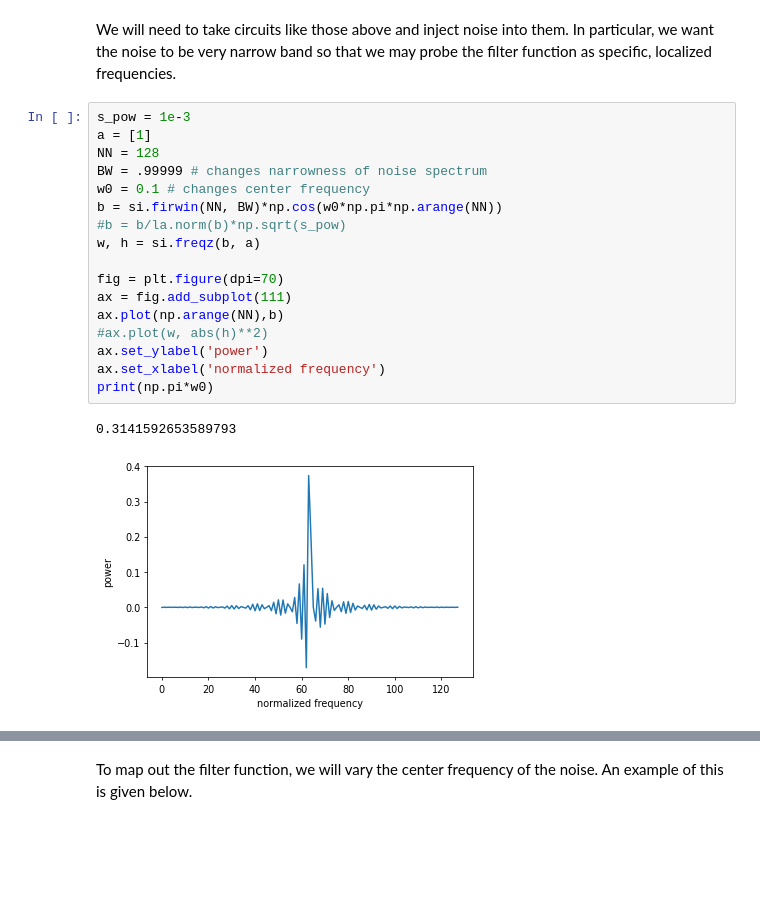
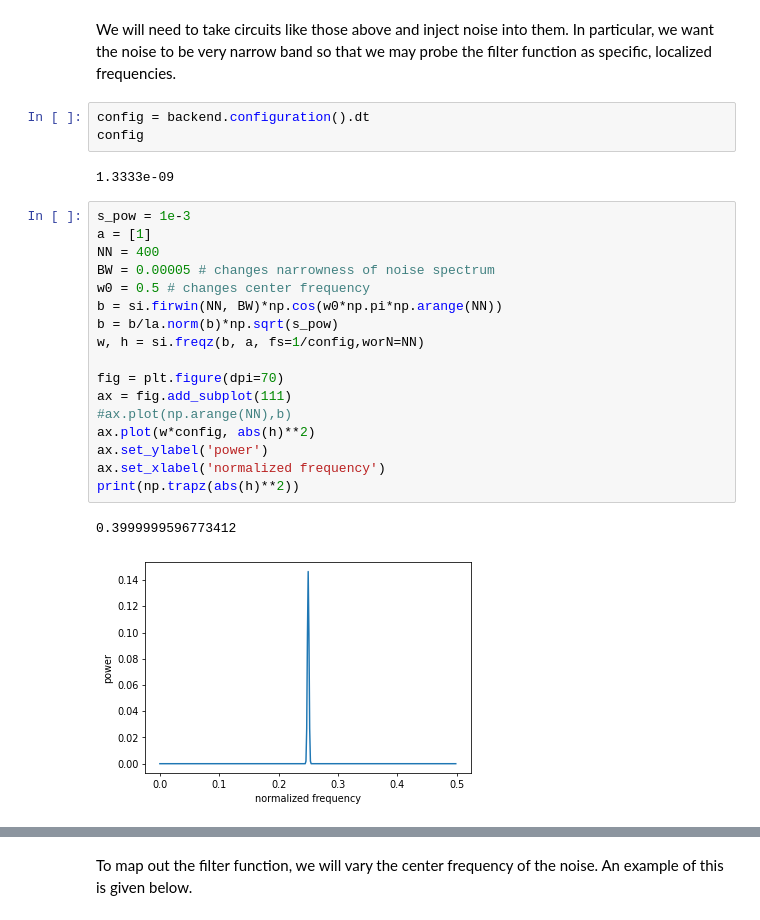
Before and after one commit to Fan-0/AQI2022, a Jupyter notebook: Summer 2022/filter_spectroscopy_example.ipynb, the cells around one changed output, grey strips where cells are left out. Drawn from its saved outputs; the diff is of its cells as text; blank space fills up the shorter version.

```diff
--- a/Summer 2022/filter_spectroscopy_example.ipynb
+++ b/Summer 2022/filter_spectroscopy_example.ipynb
@@ -71,23 +71,28 @@ noiseless_circ.draw('mpl')
 ## Noise Specifications
 # %% [markdown]
 We will need to take circuits like those above and inject noise into them. In particular, we want the noise to be very narrow band so that we may probe the filter function as specific, localized frequencies.
+# %%
+config = backend.configuration().dt
+config
+# %% [output]
+1.3333e-09
 # %%
 s_pow = 1e-3
 a = [1]
-NN = 128
-BW = .99999 # changes narrowness of noise spectrum
-w0 = 0.1 # changes center frequency
+NN = 400
+BW = 0.00005 # changes narrowness of noise spectrum
+w0 = 0.5 # changes center frequency
 b = si.firwin(NN, BW)*np.cos(w0*np.pi*np.arange(NN))
-#b = b/la.norm(b)*np.sqrt(s_pow)
-w, h = si.freqz(b, a)
+b = b/la.norm(b)*np.sqrt(s_pow)
+w, h = si.freqz(b, a, fs=1/config,worN=NN)
 
 fig = plt.figure(dpi=70)
 ax = fig.add_subplot(111)
-ax.plot(np.arange(NN),b)
-#ax.plot(w, abs(h)**2)
+#ax.plot(np.arange(NN),b)
+ax.plot(w*config, abs(h)**2)
 ax.set_ylabel('power')
 ax.set_xlabel('normalized frequency')
-print(np.pi*w0)
+print(np.trapz(abs(h)**2))
 # %% [output]
-0.3141592653589793
+0.3999999596773412
-[figure, old version]
+[figure, new version]
```
Also changed, not shown: parts of 10 cells of this notebook, 3 other files.
